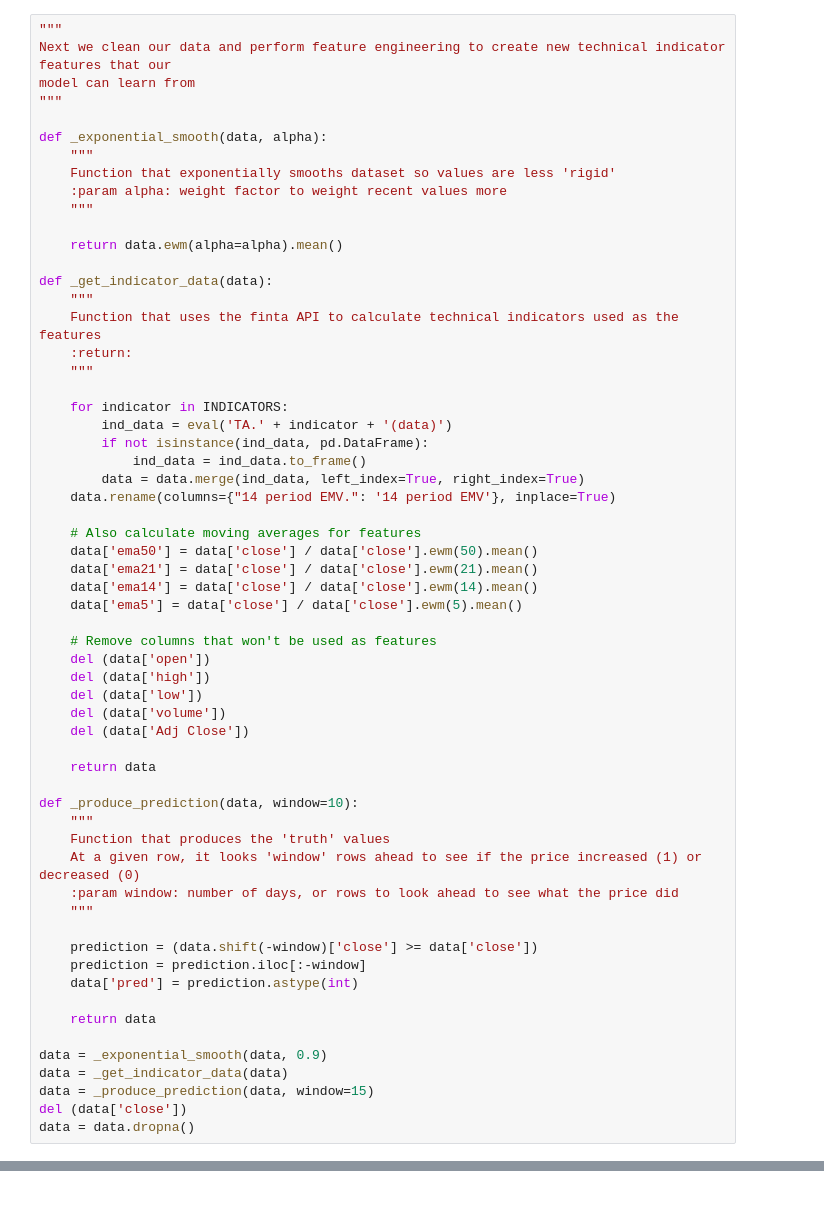
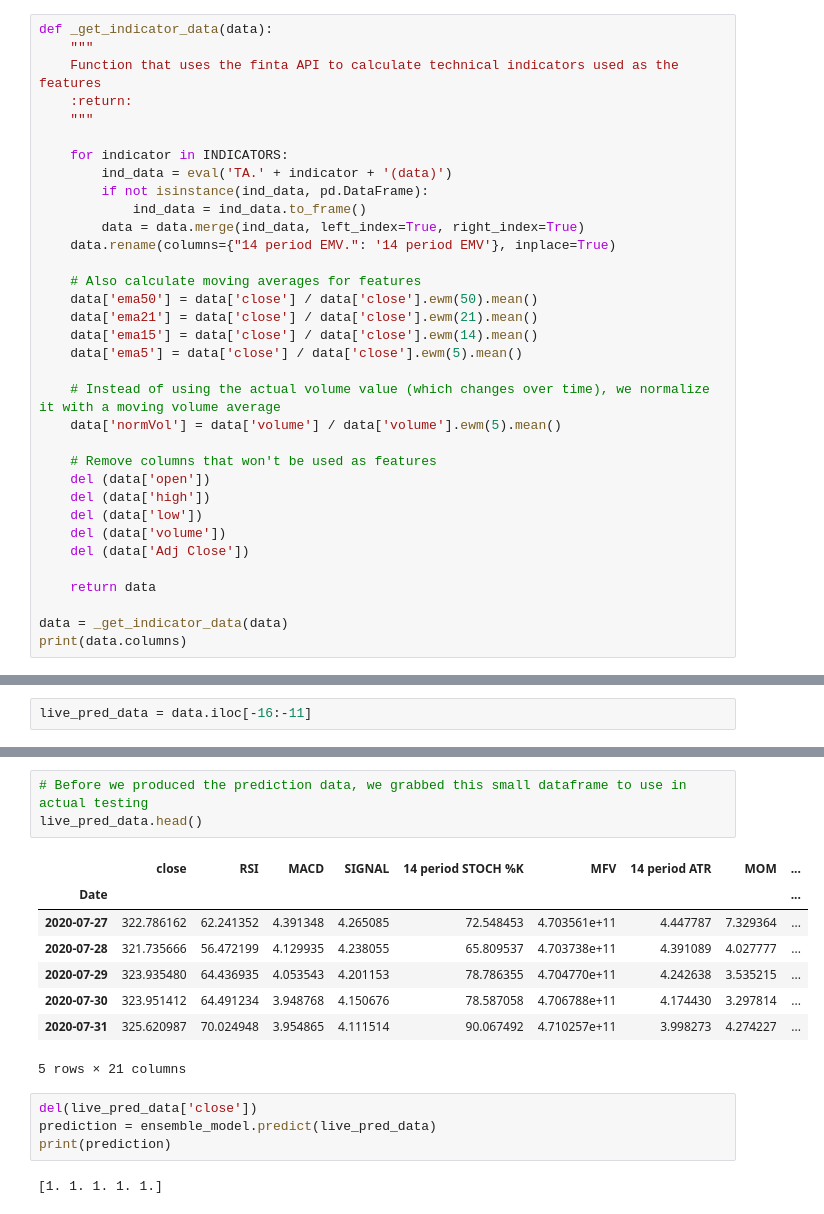
Before and after one commit to lucasrea/StockForecast, a Jupyter notebook: StockAnalysis.ipynb, the cells around one changed output, grey strips where cells are left out. Drawn from its saved outputs; the diff is of its cells as text.

```diff
--- a/StockAnalysis.ipynb
+++ b/StockAnalysis.ipynb
@@ -37,17 +76,4 @@ data.rename(columns={"Close": 'close', "High": 'high', "Low": 'low', 'Volume': '
 # %%
-"""
-Next we clean our data and perform feature engineering to create new technical indicator features that our
-model can learn from
-"""
-
-def _exponential_smooth(data, alpha):
-    """
-    Function that exponentially smooths dataset so values are less 'rigid'
-    :param alpha: weight factor to weight recent values more
-    """
-
-    return data.ewm(alpha=alpha).mean()
-
 def _get_indicator_data(data):
     """
     Function that uses the finta API to calculate technical indicators used as the features
@@ -64,8 +90,11 @@ def _get_indicator_data(data):
     # Also calculate moving averages for features
     data['ema50'] = data['close'] / data['close'].ewm(50).mean()
     data['ema21'] = data['close'] / data['close'].ewm(21).mean()
-    data['ema14'] = data['close'] / data['close'].ewm(14).mean()
+    data['ema15'] = data['close'] / data['close'].ewm(14).mean()
     data['ema5'] = data['close'] / data['close'].ewm(5).mean()
+
+    # Instead of using the actual volume value (which changes over time), we normalize it with a moving volume average
+    data['normVol'] = data['volume'] / data['volume'].ewm(5).mean()
 
     # Remove columns that won't be used as features
     del (data['open'])
@@ -76,21 +105,5 @@ def _get_indicator_data(data):
 
     return data
 
-def _produce_prediction(data, window=10):
-    """
-    Function that produces the 'truth' values
-    At a given row, it looks 'window' rows ahead to see if the price increased (1) or decreased (0)
-    :param window: number of days, or rows to look ahead to see what the price did
-    """
-
-    prediction = (data.shift(-window)['close'] >= data['close'])
-    prediction = prediction.iloc[:-window]
-    data['pred'] = prediction.astype(int)
-
-    return data
-
-data = _exponential_smooth(data, 0.9)
 data = _get_indicator_data(data)
-data = _produce_prediction(data, window=15)
-del (data['close'])
-data = data.dropna()
+print(data.columns)
@@ -96,0 +116,2 @@ data = data.dropna()
+# %%
+live_pred_data = data.iloc[-16:-11]
@@ -149,0 +377,18 @@ weighted avg       0.88      0.88      0.88       220
+# %%
+# Before we produced the prediction data, we grabbed this small dataframe to use in actual testing
+live_pred_data.head()
+# %% [output]
+|  | close | RSI | MACD | SIGNAL | 14 period STOCH %K | MFV | 14 period ATR | MOM | ... |
+| Date |  |  |  |  |  |  |  |  | ... |
+| 2020-07-27 | 322.786162 | 62.241352 | 4.391348 | 4.265085 | 72.548453 | 4.703561e+11 | 4.447787 | 7.329364 | ... |
+| 2020-07-28 | 321.735666 | 56.472199 | 4.129935 | 4.238055 | 65.809537 | 4.703738e+11 | 4.391089 | 4.027777 | ... |
+| 2020-07-29 | 323.935480 | 64.436935 | 4.053543 | 4.201153 | 78.786355 | 4.704770e+11 | 4.242638 | 3.535215 | ... |
+| 2020-07-30 | 323.951412 | 64.491234 | 3.948768 | 4.150676 | 78.587058 | 4.706788e+11 | 4.174430 | 3.297814 | ... |
+| 2020-07-31 | 325.620987 | 70.024948 | 3.954865 | 4.111514 | 90.067492 | 4.710257e+11 | 3.998273 | 4.274227 | ... |
+5 rows × 21 columns
+# %%
+del(live_pred_data['close'])
+prediction = ensemble_model.predict(live_pred_data)
+print(prediction)
+# %% [output]
+[1. 1. 1. 1. 1.]
```
Also changed, not shown: parts of 12 cells of this notebook.
